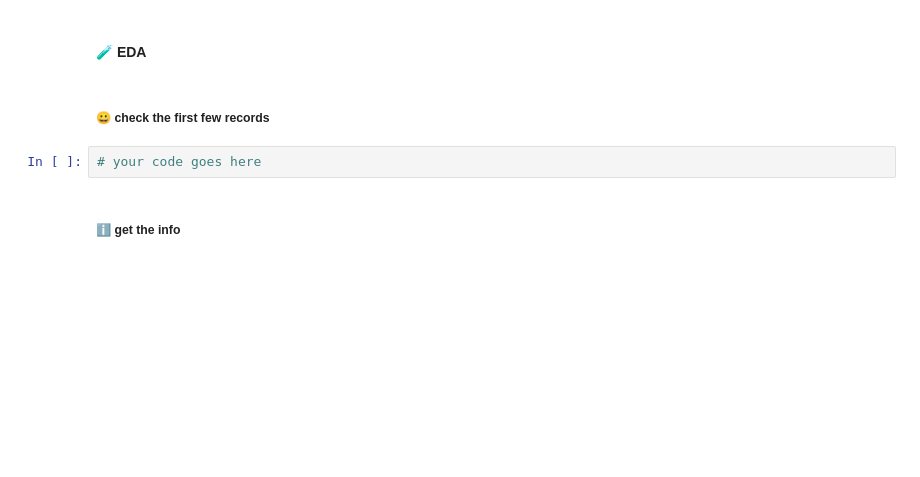
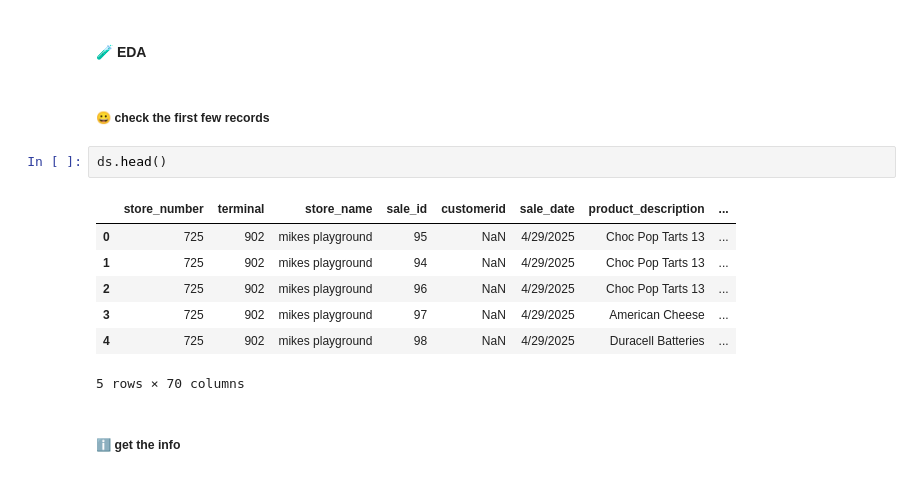
Before and after one commit to C5m7b4/py-fun, a Jupyter notebook: 03-pandas_fun.ipynb, the cells around one changed output. Saved outputs shown, nothing was run; the diff lists cells and outputs as text; blank space fills up the shorter version.

```diff
--- a/03-pandas_fun.ipynb
+++ b/03-pandas_fun.ipynb
@@ -13,7 +13,15 @@ ds = pd.read_csv('sales_export.csv')
 # %% [markdown]
 #####  😀 check the first few records
 # %%
-# your code goes here
+ds.head()
+# %% [output]
+|  | store_number | terminal | store_name | sale_id | customerid | sale_date | product_description | ... |
+| 0 | 725 | 902 | mikes playground | 95 | NaN | 4/29/2025 | Choc Pop Tarts 13 | ... |
+| 1 | 725 | 902 | mikes playground | 94 | NaN | 4/29/2025 | Choc Pop Tarts 13 | ... |
+| 2 | 725 | 902 | mikes playground | 96 | NaN | 4/29/2025 | Choc Pop Tarts 13 | ... |
+| 3 | 725 | 902 | mikes playground | 97 | NaN | 4/29/2025 | American Cheese | ... |
+| 4 | 725 | 902 | mikes playground | 98 | NaN | 4/29/2025 | Duracell Batteries | ... |
+5 rows × 70 columns
 # %% [markdown]
 ##### ℹ️ get the info
 # %%
```
Also changed, not shown: parts of 12 cells of this notebook, 3 other files.
